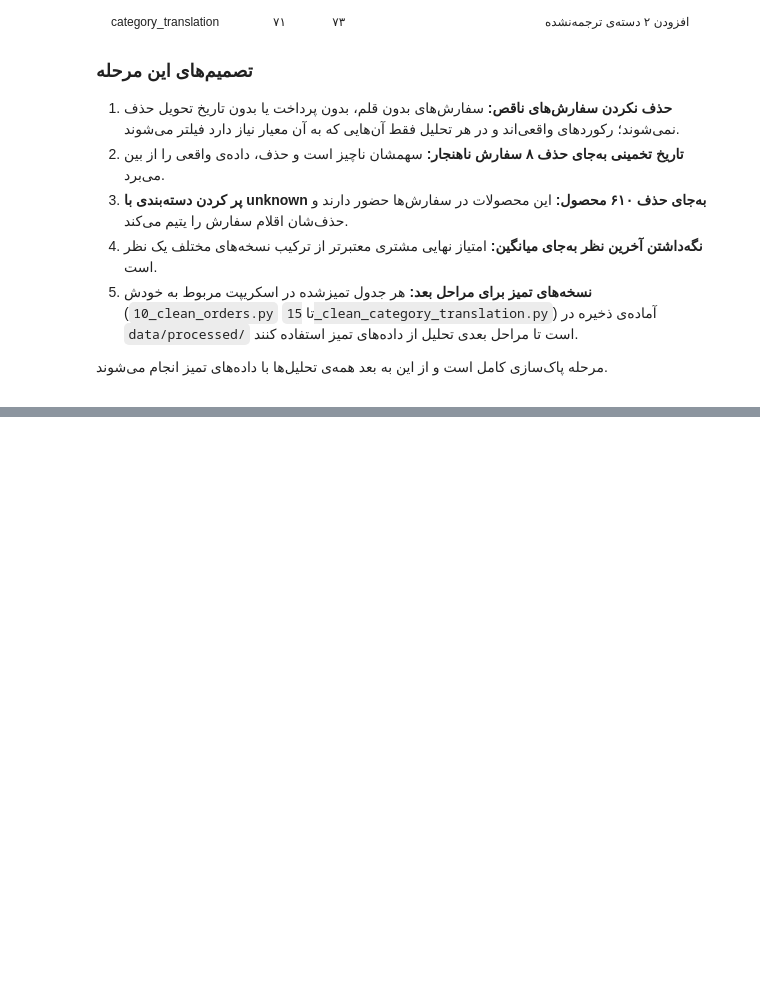
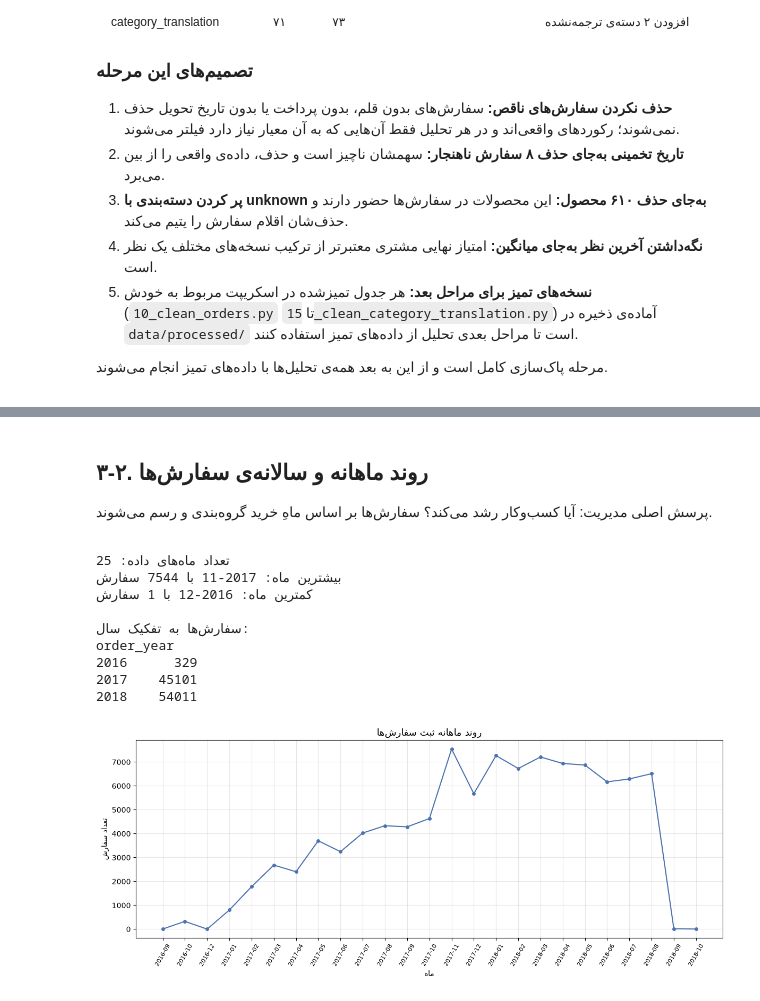
Before and after one commit to arashalidadi/olist-pro, a Jupyter notebook: olist_analysis.ipynb, the cells around one changed output, grey strips where cells are left out. Cells and saved outputs as stored; diff of their text form; code cells hidden in the pictures; blank space fills up the shorter version.

```diff
--- a/olist_analysis.ipynb
+++ b/olist_analysis.ipynb
@@ -1367,0 +1442,39 @@ print('سطرهای جدول ترجمه بعد از اصلاح:', len(category_t
+# %% [markdown]
+<div dir="rtl">
+
+## ۳-۲. روند ماهانه و سالانه‌ی سفارش‌ها
+
+پرسش اصلی مدیریت: آیا کسب‌وکار رشد می‌کند؟ سفارش‌ها بر اساس ماهِ خرید گروه‌بندی و رسم می‌شوند.
+
+</div>
+# %%
+orders['order_period'] = orders['order_purchase_timestamp'].dt.to_period('M')
+
+monthly = orders.groupby('order_period').size()
+print('تعداد ماه‌های داده:', len(monthly))
+print('بیشترین ماه:', monthly.idxmax(), 'با', int(monthly.max()), 'سفارش')
+print('کمترین ماه:', monthly.idxmin(), 'با', int(monthly.min()), 'سفارش')
+print()
+print('سفارش‌ها به تفکیک سال:')
+print(orders.groupby('order_year').size().to_string())
+
+fig, ax = plt.subplots(figsize=(12, 5))
+ax.plot([str(p) for p in monthly.index], monthly.values, marker='o', markersize=4, color='#4c72b0')
+ax.set_title(fa('روند ماهانه ثبت سفارش‌ها'), fontsize=13)
+ax.set_ylabel(fa('تعداد سفارش'))
+ax.set_xlabel(fa('ماه'))
+ax.grid(alpha=0.3)
+plt.setp(ax.get_xticklabels(), rotation=60, fontsize=8)
+fig.tight_layout()
+plt.show()
+# %% [output]
+تعداد ماه‌های داده: 25
+بیشترین ماه: 2017-11 با 7544 سفارش
+کمترین ماه: 2016-12 با 1 سفارش
+
+سفارش‌ها به تفکیک سال:
+order_year
+2016      329
+2017    45101
+2018    54011
+[figure, added]
```
Also changed, not shown: parts of 13 cells of this notebook, 2 other files.
